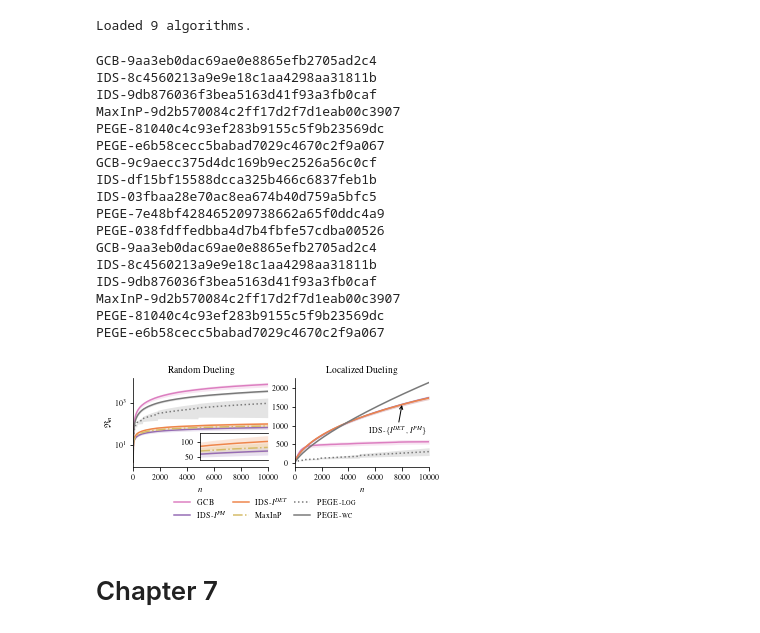
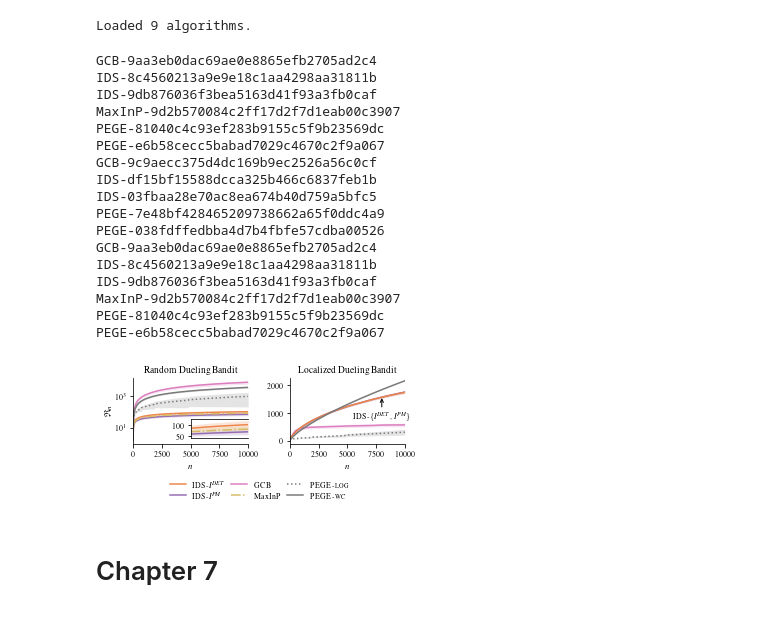
Before and after one commit to kirschnj/pm-ids, a Jupyter notebook: notebooks/dueling/Final-Plots-Thesis.ipynb, the cells around one changed output. Drawn from its saved outputs; the diff is of its cells as text; code cells hidden in the pictures.

Commit message:
thesis plots

```diff
--- a/notebooks/dueling/Final-Plots-Thesis.ipynb
+++ b/notebooks/dueling/Final-Plots-Thesis.ipynb
@@ -59,11 +59,11 @@ def set_figure_params(serif=True):
                                   'Avant Garde',
                                   'Computer Modern Sans serif'],
               'text.usetex': True,
-#               'mathtext.fallback': 'stix',
+              'mathtext.fallback': 'stix',
               'mathtext.fontset' : 'stix',
               # Make sure mathcal doesn't use the Times style
               'text.latex.preamble':
-              r' \usepackage{amssymb} \DeclareMathAlphabet{\mathcal}{OMS}{cmsy}{m}{n}',
+              r'\usepackage{amssymb} \DeclareMathAlphabet{\mathcal}{OMS}{cmsy}{m}{n}',
               'axes.labelsize': 9,
               'axes.linewidth': .75,
 
@@ -981,7 +980,7 @@ def style_mod(strategy_data,i):
     args = strategy_data['args']
     algorithm = strategy_data['algorithm']
     styles = style_fct(strategy_data, i)
-    if args.get('ids_sampling') == 'full':
+    if args.get('ids_sampling') == 'full' and algorithm == 'IDS':
         styles['label'] += fr'-{t_SFULL}'
         styles['linestyle'] = ':'
     elif args.get('ids_alternatives') == 'cell':
@@ -1429,7 +1429,7 @@ env, data_dueling_localized, extra_data = load_data(exp_name, basedir=basedir)
 Loaded 9 algorithms.
 # %%
 # two per figure plots
-fig, (ax1, ax2) = plt.subplots(ncols=2, figsize=(TEXTWIDTH, TEXTWIDTH/2.8))
+fig, (ax1, ax2) = plt.subplots(ncols=2, figsize=(TEXTWIDTH, TEXTWIDTH/2.7))
 
 
 def exclude_fct(strategy_data):
@@ -1468,8 +1468,8 @@ for ax in (ax1, ax2):
     ax.set_xlim(0,10000)
     ax.set_xlabel(r'$n$')
 
-ax1.set_title("Random Dueling")
-ax2.set_title("Localized Dueling")
+ax1.set_title("Random Dueling Bandit")
+ax2.set_title("Localized Dueling Bandit")
 ax1.set_yscale('log')
 ax1.set_ylabel(t_REGRET)
 
@@ -1481,11 +1481,15 @@ axins.set_ylim(40, 130)
 plot_regret(data_dueling_random, axins,  exclude_fct=exclude_fct, style_fct=style_mod)
 
 
-lgd = fig.legend(lines,     # The line objects
-           labels=[l[0].get_label() for l in lines],   # The labels for each line
+handles, labels = ax1.get_legend_handles_labels()
+handles = permute_list(handles, [2,1,0,3,4,5])
+labels = permute_list(labels, [2,1,0,3,4,5])
+
+lgd = fig.legend(handles,
+           labels,
            loc=('lower center'),   # Position of legend
            borderaxespad=0. ,
-           bbox_to_anchor=(0.4,-0.35),# Small spacing around legend box
+           bbox_to_anchor=(0.5,-0.2),# Small spacing around legend box
            ncol=3,
            fancybox=False,
            frameon=False,
@@ -1495,36 +1499,35 @@ lgd = fig.legend(lines,     # The line objects
 set_figure_params()
 hide_spines(ax1, ax2)
 hide_spines(axins, left=False, top=False)
 # fig.subplots_adjust()
 fig.subplots_adjust(left=0.)
 
 
 ax2.annotate(f"{t_IDS}-" + "\{" + fr"{t_IDET}, {t_IPM}" +"\}", xy=(8000,1600),  xytext=(5500, 750),
              arrowprops=dict(facecolor='black', arrowstyle='->'),
             horizontalalignment='left', verticalalignment='bottom')
 
-shift_axis(ax1a, -0.03)
-# fig.tight_layout()
+fig.tight_layout()
 fig.savefig(os.path.join(PLOTDIR, 'pm', f"dueling.pdf",), bbox_inches='tight', pad_inches=0.00)
 # %% [output]
 GCB-9aa3eb0dac69ae0e8865efb2705ad2c4
 IDS-8c4560213a9e9e18c1aa4298aa31811b
 IDS-9db876036f3bea5163d41f93a3fb0caf
 MaxInP-9d2b570084c2ff17d2f7d1eab00c3907
 PEGE-81040c4c93ef283b9155c5f9b23569dc
 PEGE-e6b58cecc5babad7029c4670c2f9a067
 GCB-9c9aecc375d4dc169b9ec2526a56c0cf
 IDS-df15bf15588dcca325b466c6837feb1b
 IDS-03fbaa28e70ac8ea674b40d759a5bfc5
 PEGE-7e48bf428465209738662a65f0ddc4a9
 PEGE-038fdffedbba4d7b4fbfe57cdba00526
 GCB-9aa3eb0dac69ae0e8865efb2705ad2c4
 IDS-8c4560213a9e9e18c1aa4298aa31811b
 IDS-9db876036f3bea5163d41f93a3fb0caf
 MaxInP-9d2b570084c2ff17d2f7d1eab00c3907
 PEGE-81040c4c93ef283b9155c5f9b23569dc
 PEGE-e6b58cecc5babad7029c4670c2f9a067
-[figure, old version]
+[figure, new version]
 # %% [markdown]
 # Chapter 7
 # %% [markdown]
```
Also changed, not shown: parts of 11 cells of this notebook.
